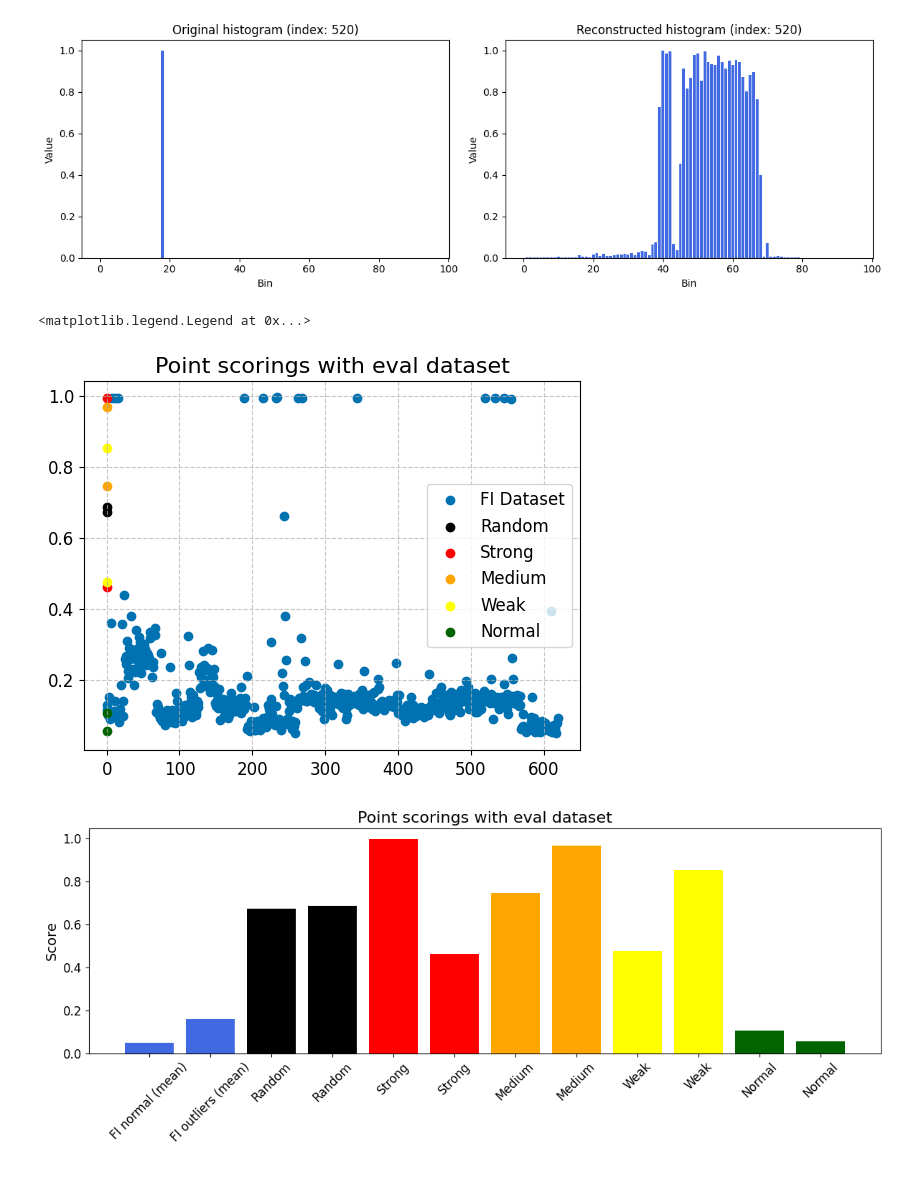
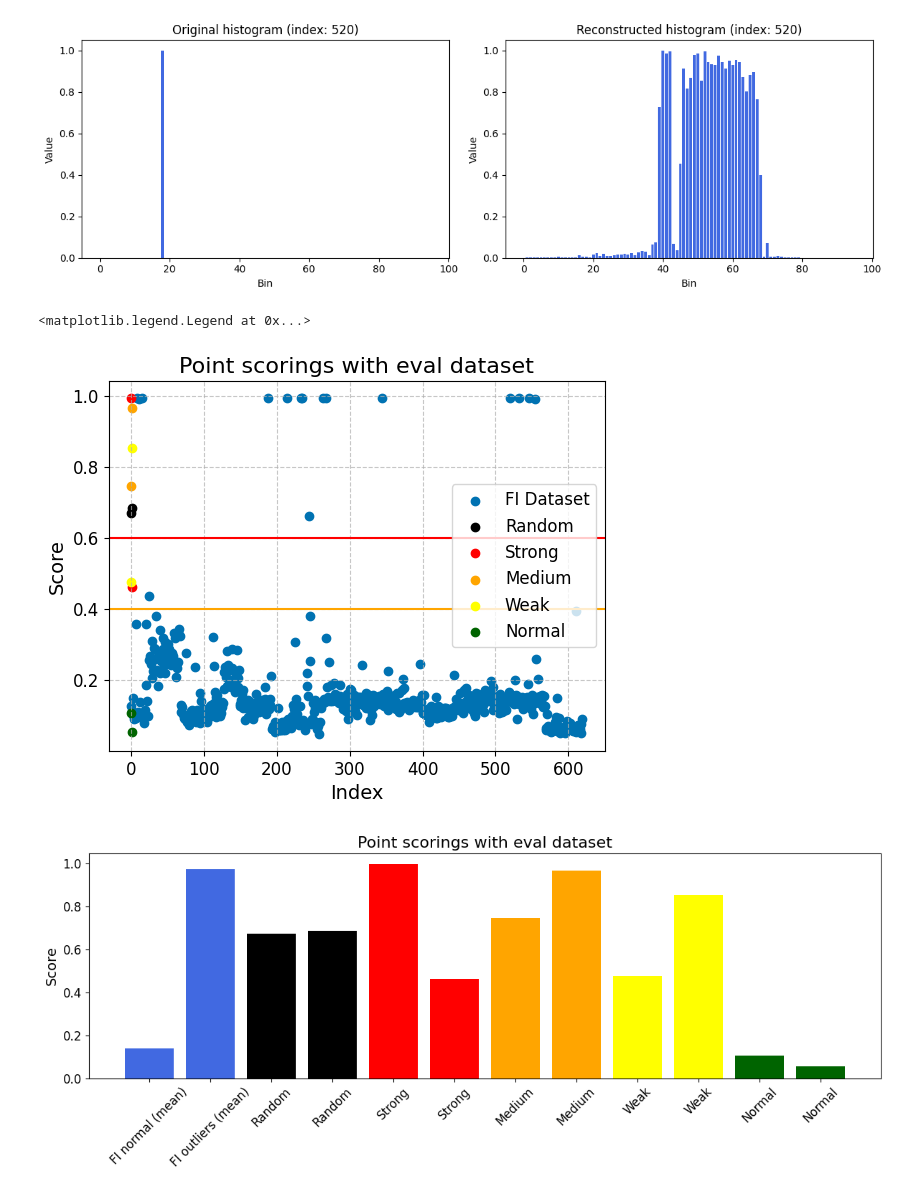
Before and after one commit to jHrdy/vyzkumak, a Jupyter notebook: src/anomaly_detection/deep_learning/autoencoders/testing_ae/conv_ae_v3_testing.ipynb, the cells around one changed output. Cells and saved outputs as stored; diff of their text form; code cells hidden in the pictures.

Commit message:
new scoring tested

```diff
--- a/src/anomaly_detection/deep_learning/autoencoders/testing_ae/conv_ae_v3_testing.ipynb
+++ b/src/anomaly_detection/deep_learning/autoencoders/testing_ae/conv_ae_v3_testing.ipynb
@@ -111,7 +111,7 @@ def score_points(pts, model, criterion=None):
     return out_scores
 # %%
 from anomaly_detection.utils.losses import wasserstein_1d_loss
-from anomaly_detection.utils.scoring import VarianceScorer, QuantileScorer
+from anomaly_detection.utils.scoring import VarianceScorer, QuantileScorer, ReconstructionConsistencyScorer
 
 errors = []
 with torch.no_grad():
@@ -123,7 +123,7 @@ with torch.no_grad():
 
 reconstruction_errors = np.concatenate(errors, axis=0).reshape(620, 96)
 
-scores = score_points(full_dataset, model, QuantileScorer(q=0.97))
+scores = score_points(full_dataset, model, QuantileScorer(0.97))
 # %%
 import pandas as pd
 from anomaly_detection.config.paths import DATA_DIR
@@ -131,21 +131,25 @@ import os
 
 eval_df = pd.read_parquet(os.path.join(DATA_DIR, 'eval_data', 'eval_dataset.parquet'))
 # %%
-eval_score = score_points(eval_df['histogram'], model, QuantileScorer(q=0.97))
+eval_score = score_points(eval_df['histogram'], model, QuantileScorer(0.97))
 # %%
 from anomaly_detection.utils.plotting_styles import apply_global_style
 apply_global_style()
 plt.title("Point scorings with eval dataset")
+plt.xlabel("Index")
+plt.ylabel("Score")
 plt.scatter(range(len(scores)), scores, label='FI Dataset')
 plt.scatter(range(len(eval_score[:2])), eval_score[:2], color='black', label='Random')
 plt.scatter(range(len(eval_score[2:4])), eval_score[2:4], color='red', label='Strong')
 plt.scatter(range(len(eval_score[4:6])), eval_score[4:6], color='orange', label='Medium')
 plt.scatter(range(len(eval_score[6:8])), eval_score[6:8], color='yellow', label='Weak')
 plt.scatter(range(len(eval_score[8:])), eval_score[8:], color='darkgreen', label='Normal')
+plt.axhline(y=0.4, color='orange', linestyle='-')
+plt.axhline(y=0.6, color='red', linestyle='-')
 plt.legend()
 # %% [output]
 <matplotlib.legend.Legend at 0x...>
-[figure, old version]
+[figure, new version]
 # %%
 import numpy as np
 import matplotlib.pyplot as plt
@@ -153,8 +157,8 @@ import matplotlib.pyplot as plt
 scores = np.array(scores)
 eval_score = np.array(eval_score)
 
-fi_above = scores[scores > 0.05]
-fi_below = scores[scores <= 0.05]
+fi_above = scores[scores > 0.5]
+fi_below = scores[scores <= 0.5]
 
 fi_above_mean = fi_above.mean() if len(fi_above) else 0
 fi_below_mean = fi_below.mean() if len(fi_below) else 0
@@ -187,4 +191,4 @@ plt.ylabel("Score")
 plt.tight_layout()
 plt.show()
 # %% [output]
-[figure, old version]
+[figure, new version]
```
Also changed, not shown: 2 other files.
